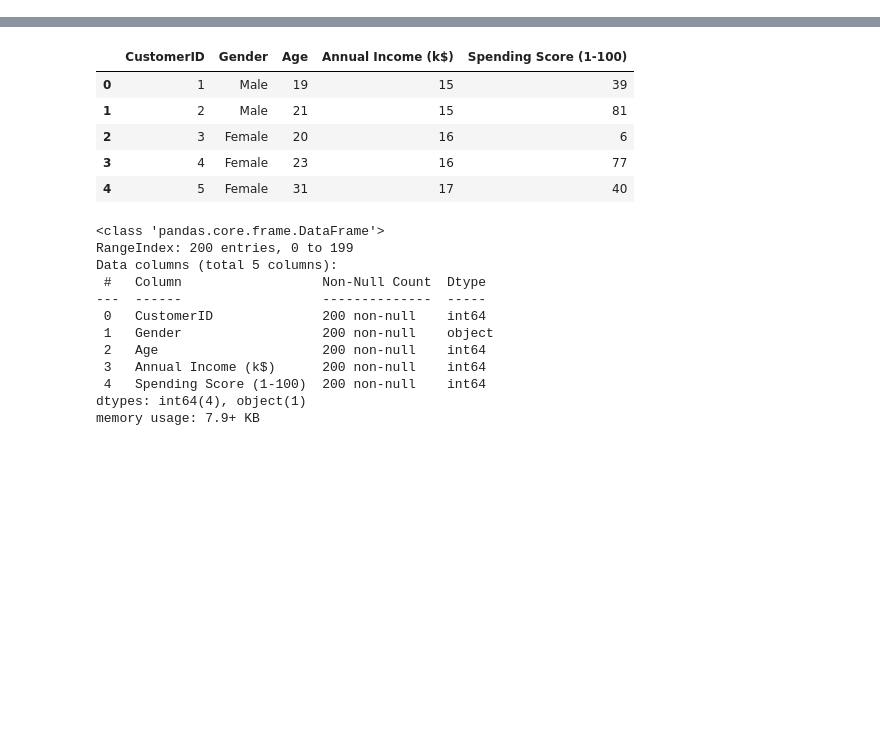
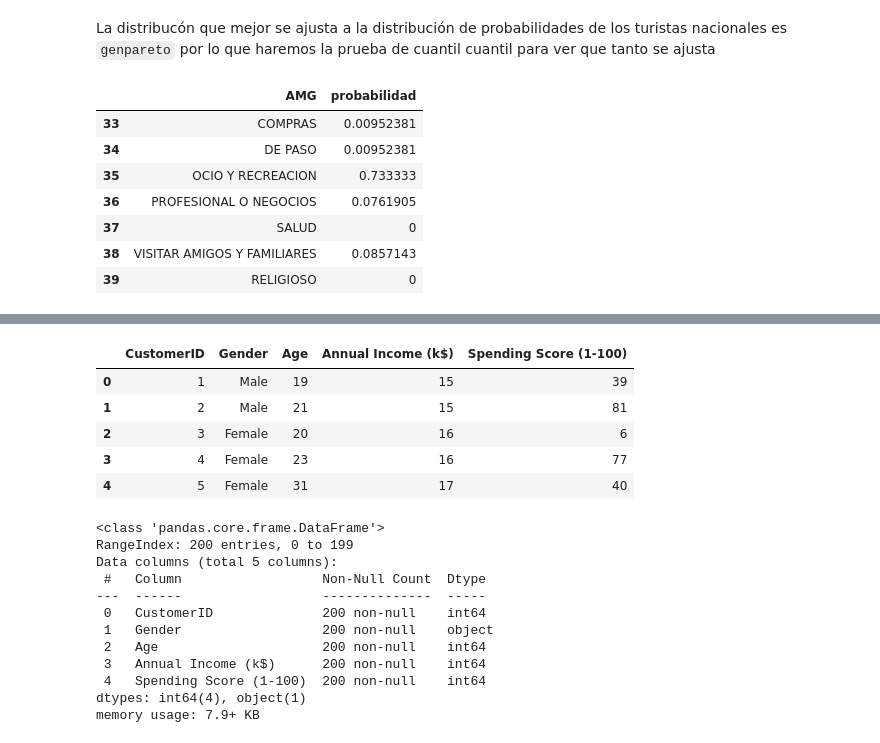
Before and after one commit to ariadnagalindom/Proyecto_GIMontoya_ADGalindo, a Jupyter notebook: PRoyecto_GIMontoya_ADGalindo.ipynb, the cells around one changed output, grey strips where cells are left out. Drawn from its saved outputs; the diff is of its cells as text; code cells hidden in the pictures; blank space fills up the shorter version.

```diff
--- a/PRoyecto_GIMontoya_ADGalindo.ipynb
+++ b/PRoyecto_GIMontoya_ADGalindo.ipynb
@@ -90,0 +617,13 @@ def kde_statsmodels_m2(x, bandwidth=0.2, **kwargs):
+# %% [markdown]
+La distribucón que mejor se ajusta a la distribución de probabilidades de los turistas nacionales es `genpareto` por lo que haremos la prueba de cuantil cuantil para ver que tanto se ajusta
+# %%
+int_motiv
+# %% [output]
+|  | AMG | probabilidad |
+| 33 | COMPRAS | 0.00952381 |
+| 34 | DE PASO | 0.00952381 |
+| 35 | OCIO Y RECREACION | 0.733333 |
+| 36 | PROFESIONAL O NEGOCIOS | 0.0761905 |
+| 37 | SALUD | 0 |
+| 38 | VISITAR AMIGOS Y FAMILIARES | 0.0857143 |
+| 39 | RELIGIOSO | 0 |
```
Also changed, not shown: parts of 54 cells of this notebook.
